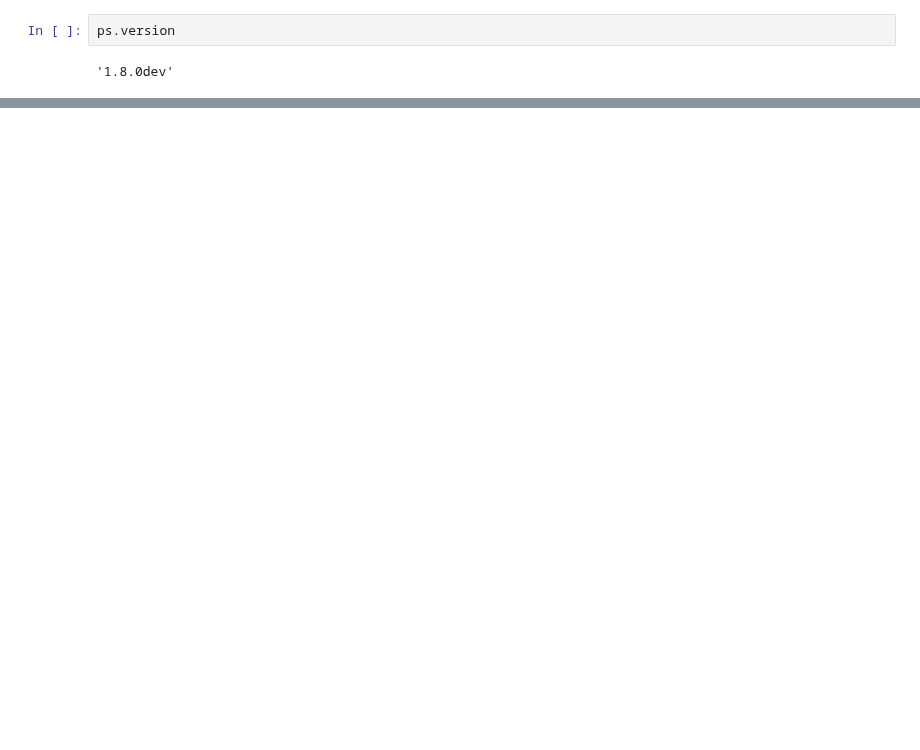
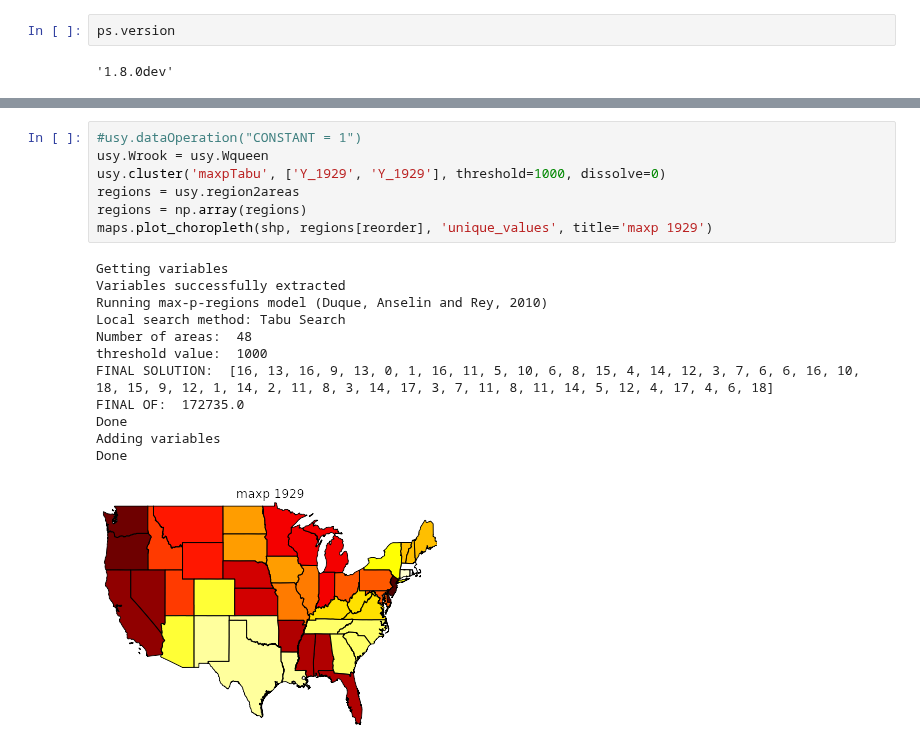
Before and after one commit to pysal/pysal, a Jupyter notebook: pysal/contrib/clusterpy/clusterpy.ipynb, the cells around one changed output, grey strips where cells are left out. Saved outputs shown, nothing was run; the diff lists cells and outputs as text; blank space fills up the shorter version.

Commit message:
ENH: working maxp from pipi

```diff
--- a/pysal/contrib/clusterpy/clusterpy.ipynb
+++ b/pysal/contrib/clusterpy/clusterpy.ipynb
@@ -756,0 +781,20 @@ Done
+# %%
+#usy.dataOperation("CONSTANT = 1")
+usy.Wrook = usy.Wqueen
+usy.cluster('maxpTabu', ['Y_1929', 'Y_1929'], threshold=1000, dissolve=0)
+regions = usy.region2areas
+regions = np.array(regions)
+maps.plot_choropleth(shp, regions[reorder], 'unique_values', title='maxp 1929')
+# %% [output]
+Getting variables
+Variables successfully extracted
+Running max-p-regions model (Duque, Anselin and Rey, 2010)
+Local search method: Tabu Search
+Number of areas:  48
+threshold value:  1000
+FINAL SOLUTION:  [16, 13, 16, 9, 13, 0, 1, 16, 11, 5, 10, 6, 8, 15, 4, 14, 12, 3, 7, 6, 6, 16, 10, 18, 15, 9, 12, 1, 14, 2, 11, 8, 3, 14, 17, 3, 7, 11, 8, 11, 14, 5, 12, 4, 17, 4, 6, 18]
+FINAL OF:  172735.0
+Done
+Adding variables
+Done
+[figure, added]
```
Also changed, not shown: parts of 30 cells of this notebook.
